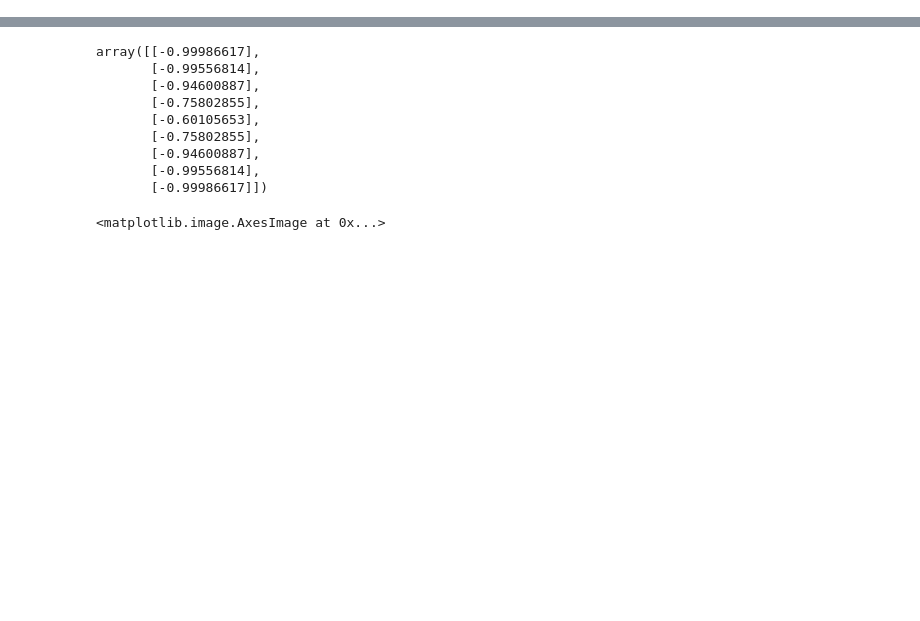
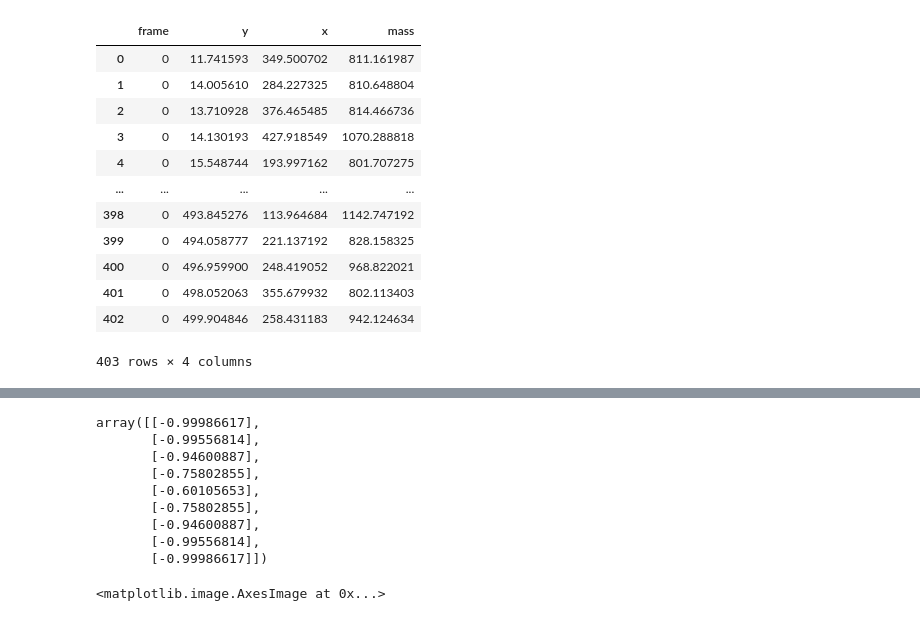
Before and after one commit to amfaber/tracking_optimizations, a Jupyter notebook: gpu-tracking/explore.ipynb, the cells around one changed output, grey strips where cells are left out. Saved outputs shown, nothing was run; the diff lists cells and outputs as text; code cells hidden in the pictures; blank space fills up the shorter version.

```diff
--- a/gpu-tracking/explore.ipynb
+++ b/gpu-tracking/explore.ipynb
@@ -75,3 +79,19 @@ dists, inds = my_tree.query(coords(tp_df).T, distance_upper_bound = 0.01)
+# %%
+my_df
+# %% [output]
+|  | frame | y | x | mass |
+| 0 | 0 | 11.741593 | 349.500702 | 811.161987 |
+| 1 | 0 | 14.005610 | 284.227325 | 810.648804 |
+| 2 | 0 | 13.710928 | 376.465485 | 814.466736 |
+| 3 | 0 | 14.130193 | 427.918549 | 1070.288818 |
+| 4 | 0 | 15.548744 | 193.997162 | 801.707275 |
+| ... | ... | ... | ... | ... |
+| 398 | 0 | 493.845276 | 113.964684 | 1142.747192 |
+| 399 | 0 | 494.058777 | 221.137192 | 828.158325 |
+| 400 | 0 | 496.959900 | 248.419052 | 968.822021 |
+| 401 | 0 | 498.052063 | 355.679932 | 802.113403 |
+| 402 | 0 | 499.904846 | 258.431183 | 942.124634 |
+403 rows × 4 columns
 # %%
 plt.plot(*coords(my_df), "C0.", alpha = 0.3)
 plt.plot(*coords(tp_df), "C1.", alpha = 0.3)
```
Also changed, not shown: parts of 11 cells of this notebook, 6 other files.
